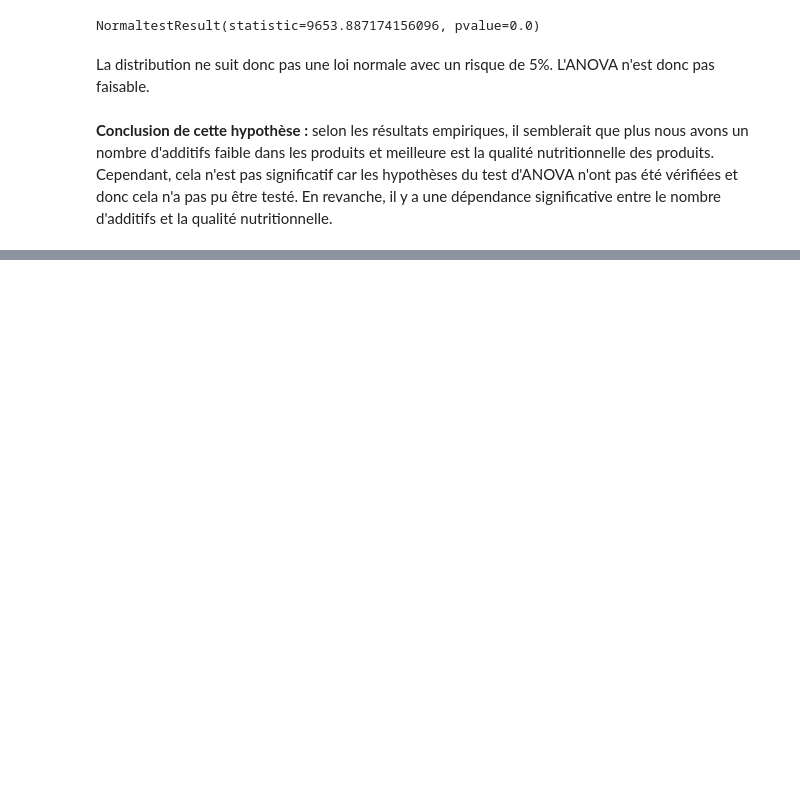
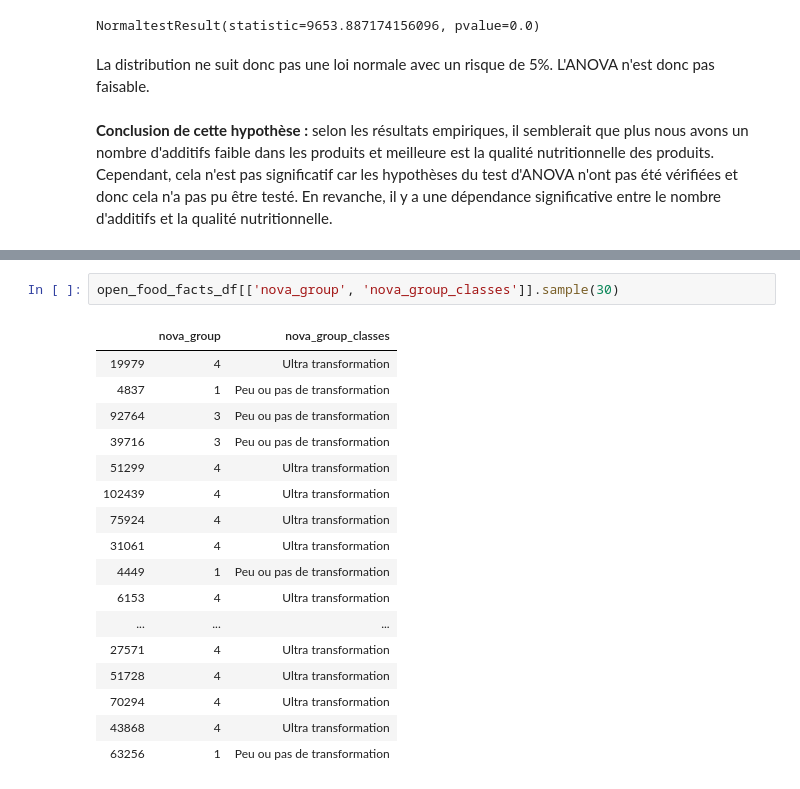
Before and after one commit to sebastienbourgeois/oc-p3-conception-application-sante-publique, a Jupyter notebook: PSante_02_notebookexploration.ipynb, the cells around one changed output, grey strips where cells are left out. Cells and saved outputs as stored; diff of their text form; blank space fills up the shorter version.

```diff
--- a/PSante_02_notebookexploration.ipynb
+++ b/PSante_02_notebookexploration.ipynb
@@ -893,0 +982,20 @@ En revanche, il y a une dépendance significative entre le nombre d'additifs et
+# %%
+open_food_facts_df[['nova_group', 'nova_group_classes']].sample(30)
+# %% [output]
+|  | nova_group | nova_group_classes |
+| 19979 | 4 | Ultra transformation |
+| 4837 | 1 | Peu ou pas de transformation |
+| 92764 | 3 | Peu ou pas de transformation |
+| 39716 | 3 | Peu ou pas de transformation |
+| 51299 | 4 | Ultra transformation |
+| 102439 | 4 | Ultra transformation |
+| 75924 | 4 | Ultra transformation |
+| 31061 | 4 | Ultra transformation |
+| 4449 | 1 | Peu ou pas de transformation |
+| 6153 | 4 | Ultra transformation |
+| ... | ... | ... |
+| 27571 | 4 | Ultra transformation |
+| 51728 | 4 | Ultra transformation |
+| 70294 | 4 | Ultra transformation |
+| 43868 | 4 | Ultra transformation |
+| 63256 | 1 | Peu ou pas de transformation |
```
Also changed, not shown: parts of 13 cells of this notebook.
